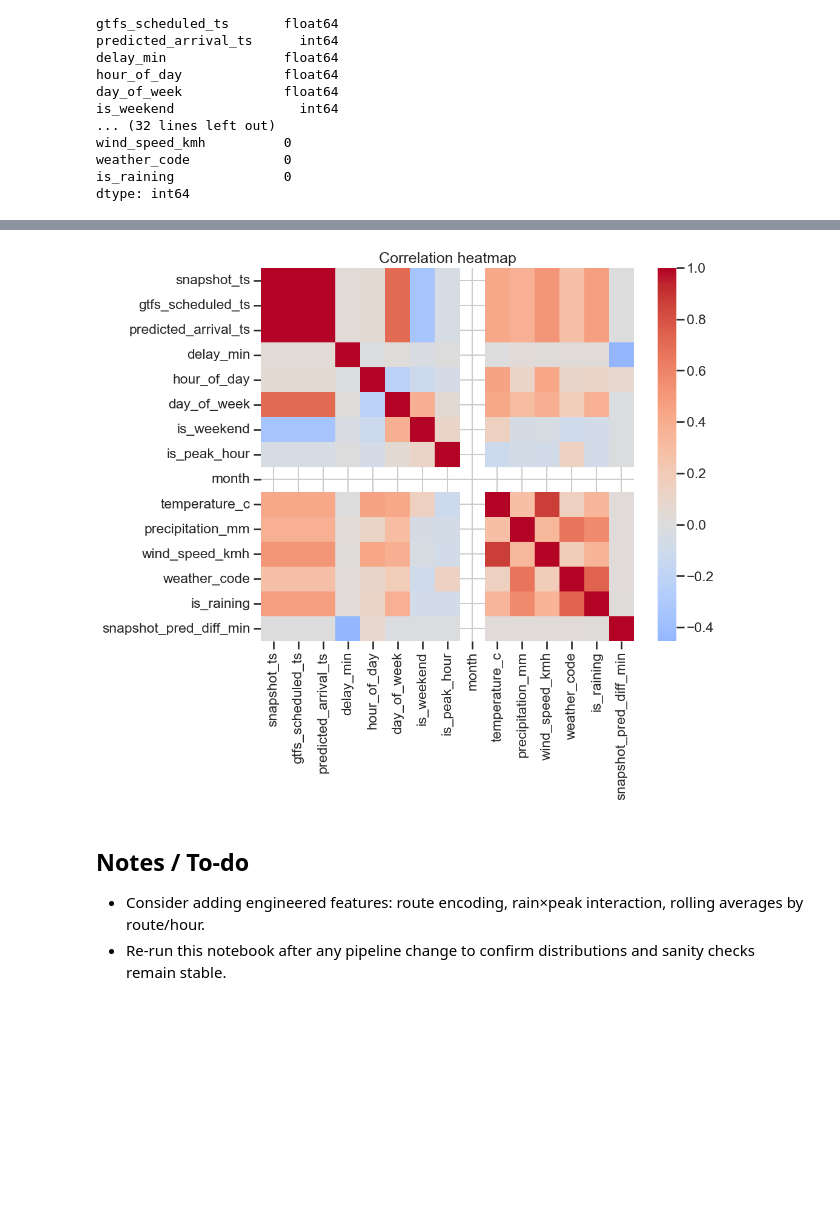
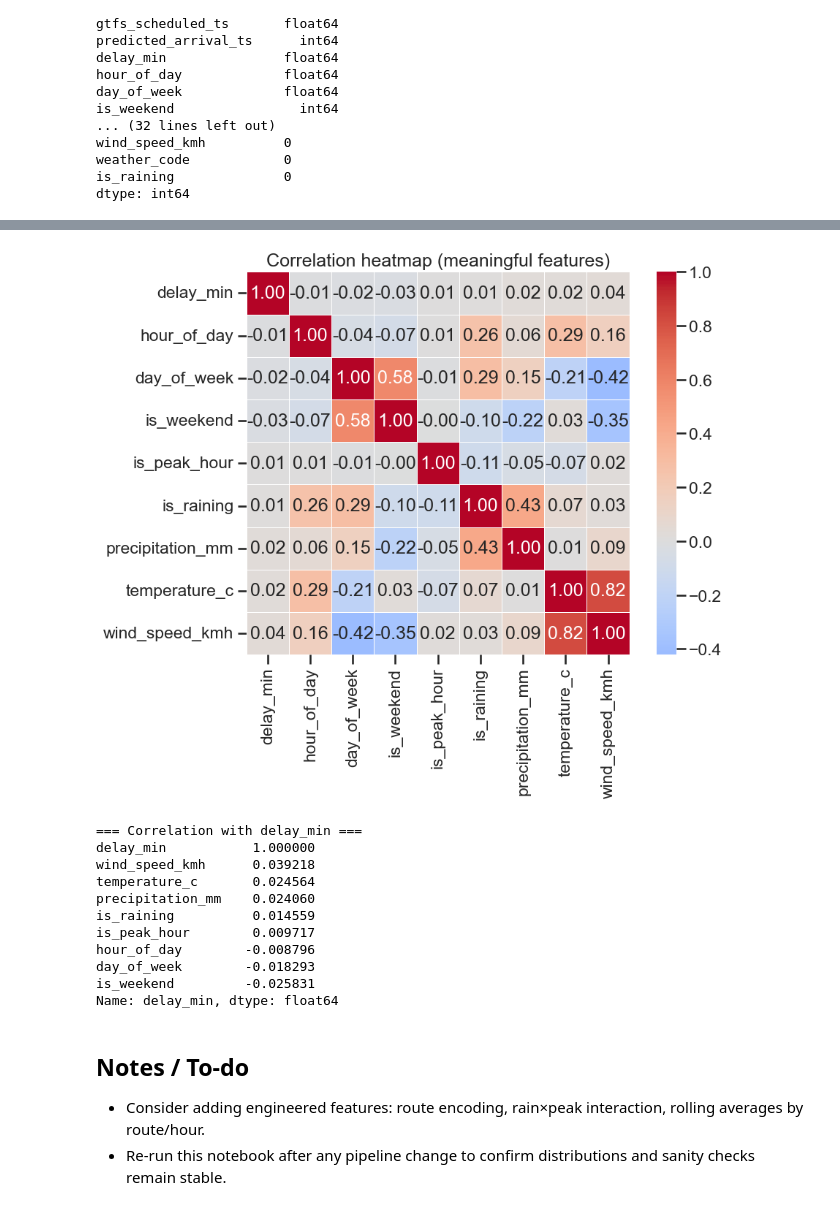
Before and after one commit to yjkim717/ml-seattle-bus-delay, a Jupyter notebook: notebooks/01_eda.ipynb, the cells around one changed output, grey strips where cells are left out. Drawn from its saved outputs; the diff is of its cells as text; code cells hidden in the pictures; blank space fills up the shorter version.

```diff
--- a/notebooks/01_eda.ipynb
+++ b/notebooks/01_eda.ipynb
@@ -174,13 +204,34 @@ plt.show()
 # %%
-# Correlation heatmap for numeric features
-num_cols = df.select_dtypes(include=['float64','int64']).columns
-corr = df[num_cols].corr()
-plt.figure(figsize=(10,8))
-sns.heatmap(corr, cmap='coolwarm', center=0, square=True)
-plt.title('Correlation heatmap')
+# Correlation heatmap — meaningful features only
+feature_cols = [
+    'delay_min',
+    'hour_of_day', 'day_of_week', 'is_weekend', 'is_peak_hour',
+    'is_raining', 'precipitation_mm', 'temperature_c', 'wind_speed_kmh'
+]
+corr = df[feature_cols].corr()
+plt.figure(figsize=(10, 8))
+sns.heatmap(corr, annot=True, fmt='.2f', cmap='coolwarm', center=0,
+            square=True, linewidths=0.5)
+plt.title('Correlation heatmap (meaningful features)')
+plt.tight_layout()
 plt.show()
+
+# Print correlation with target variable specifically
+print("=== Correlation with delay_min ===")
+print(corr['delay_min'].sort_values(ascending=False))
 # %% [output]
-[figure, old version]
+[figure, new version]
+=== Correlation with delay_min ===
+delay_min           1.000000
+wind_speed_kmh      0.039218
+temperature_c       0.024564
+precipitation_mm    0.024060
+is_raining          0.014559
+is_peak_hour        0.009717
+hour_of_day        -0.008796
+day_of_week        -0.018293
+is_weekend         -0.025831
+Name: delay_min, dtype: float64
 # %% [markdown]
 ## Notes / To-do
 - Consider adding engineered features: route encoding, rain×peak interaction, rolling averages by route/hour.
```
Also changed, not shown: parts of 7 cells of this notebook, 2 other files.
